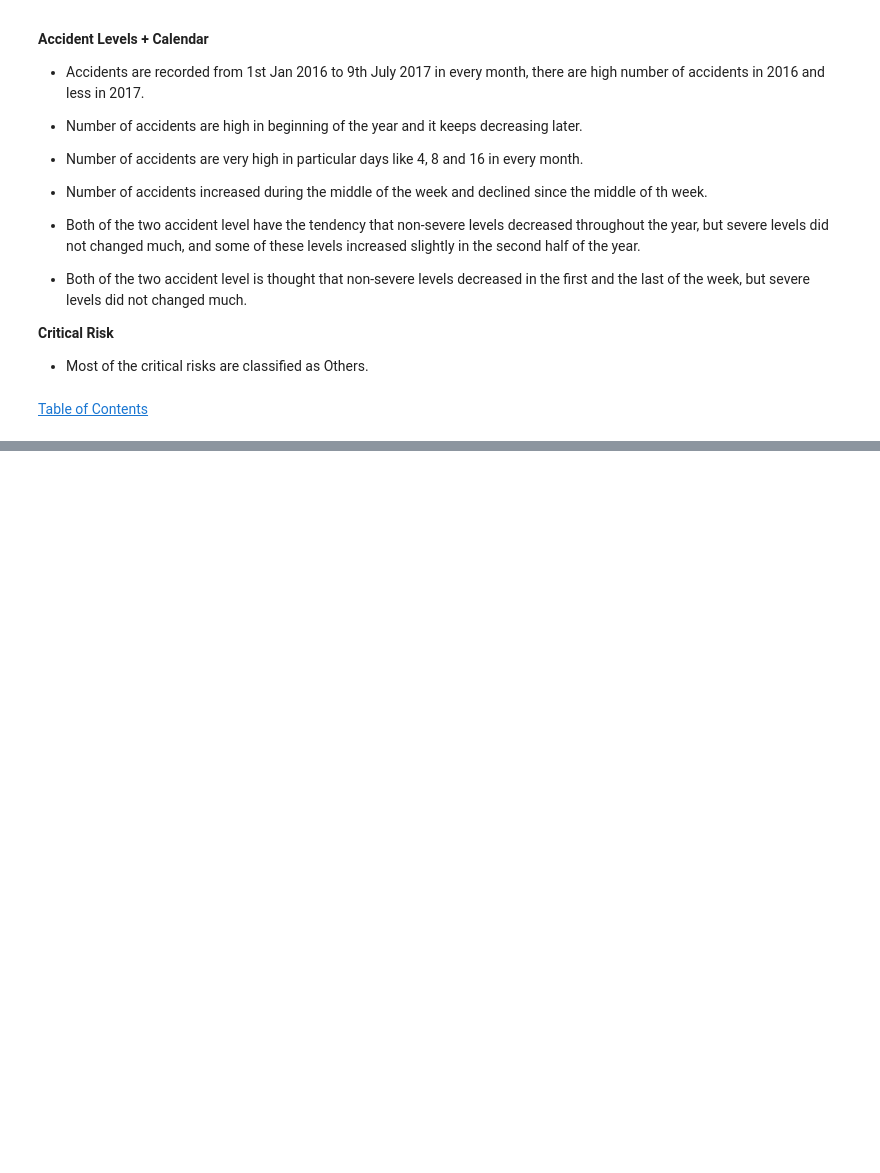
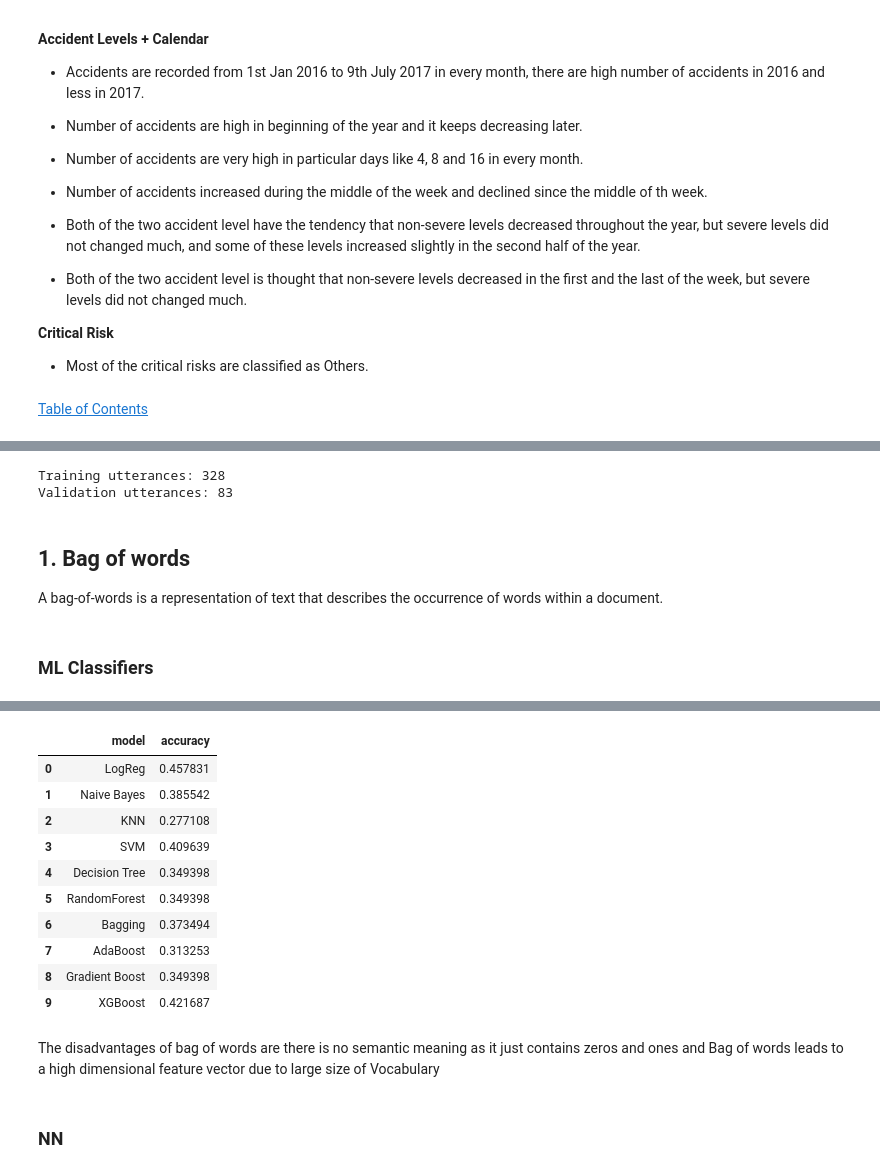
Before and after one commit to CAP-G12-NLP2/IndustrialSafety, a Jupyter notebook: Capstone_NLP_ChatBot_EDA.ipynb, the cells around one changed output, grey strips where cells are left out. Saved outputs shown, nothing was run; the diff lists cells and outputs as text; code cells hidden in the pictures; blank space fills up the shorter version.

```diff
--- a/Capstone_NLP_ChatBot_EDA.ipynb
+++ b/Capstone_NLP_ChatBot_EDA.ipynb
@@ -1389,0 +1438,42 @@ changed much.
+# %%
+X_train, X_test, y_train, y_test = train_test_split(df['NewDescription'], df['Potential_Accident_Level'].values, test_size=0.2, random_state=42)
+
+print('Training utterances: {}'.format(X_train.shape[0]))
+print('Validation utterances: {}'.format(X_test.shape[0]))
+# %% [output]
+Training utterances: 328
+Validation utterances: 83
+# %%
+# Defining a function which quickly test the fit of 6 different models on the dataset
+def ml_models(X_train , y_train, X_test, y_test):
+
+    # creating a dictionary with different ML models
+    models = {
+        'LogReg': LogisticRegression(),
+        'Naive Bayes': GaussianNB(),
+        'KNN': KNeighborsClassifier(),
+        'SVM': SVC(),
+        'Decision Tree': DecisionTreeClassifier(criterion='entropy',max_depth=6,random_state=100,min_samples_leaf=5),
+        'RandomForest': RandomForestClassifier(n_estimators=100, max_depth=7),
+        'Bagging': BaggingClassifier(n_estimators=50, max_samples=.7),
+        'AdaBoost': AdaBoostClassifier(n_estimators= 50),
+        'Gradient Boost': GradientBoostingClassifier(n_estimators = 50, learning_rate = 0.05),
+        'XGBoost': XGBClassifier()
+    }
+
+    names = []
+    scores = []
+
+    for name, model in models.items(): # Looping through each and every model
+        clf = model.fit(X_train, y_train) # Fit the models one by one
+        result = clf.score(X_test,y_test)
+
+        names.append(name)
+        scores.append(result) # Appending the test scores to the list
+
+        result_df =  pd.DataFrame({'model': names, 'accuracy': scores}) # Creating the dataframe using the model scores
+
+    return result_df # Returns the dataframe
+# %% [markdown]
+## 1. Bag of words
+A bag-of-words is a representation of text that describes the occurrence of words within a document.
@@ -1389,0 +1484,5 @@ changed much.
+# %% [markdown]
+### ML Classifiers
+# %%
+ml_models(X_train_bow.toarray(), y_train, X_test_bow.toarray(), y_test)
+# %% [output]
@@ -1389,0 +1490,15 @@ changed much.
+|  | model | accuracy |
+| 0 | LogReg | 0.457831 |
+| 1 | Naive Bayes | 0.385542 |
+| 2 | KNN | 0.277108 |
+| 3 | SVM | 0.409639 |
+| 4 | Decision Tree | 0.349398 |
+| 5 | RandomForest | 0.349398 |
+| 6 | Bagging | 0.373494 |
+| 7 | AdaBoost | 0.313253 |
+| 8 | Gradient Boost | 0.349398 |
+| 9 | XGBoost | 0.421687 |
+# %% [markdown]
+The disadvantages of bag of words are there is no semantic meaning as it just contains zeros and ones and Bag of words leads to a high dimensional feature vector due to large size of Vocabulary
+# %% [markdown]
+### NN
```
Also changed, not shown: parts of 44 cells of this notebook.
